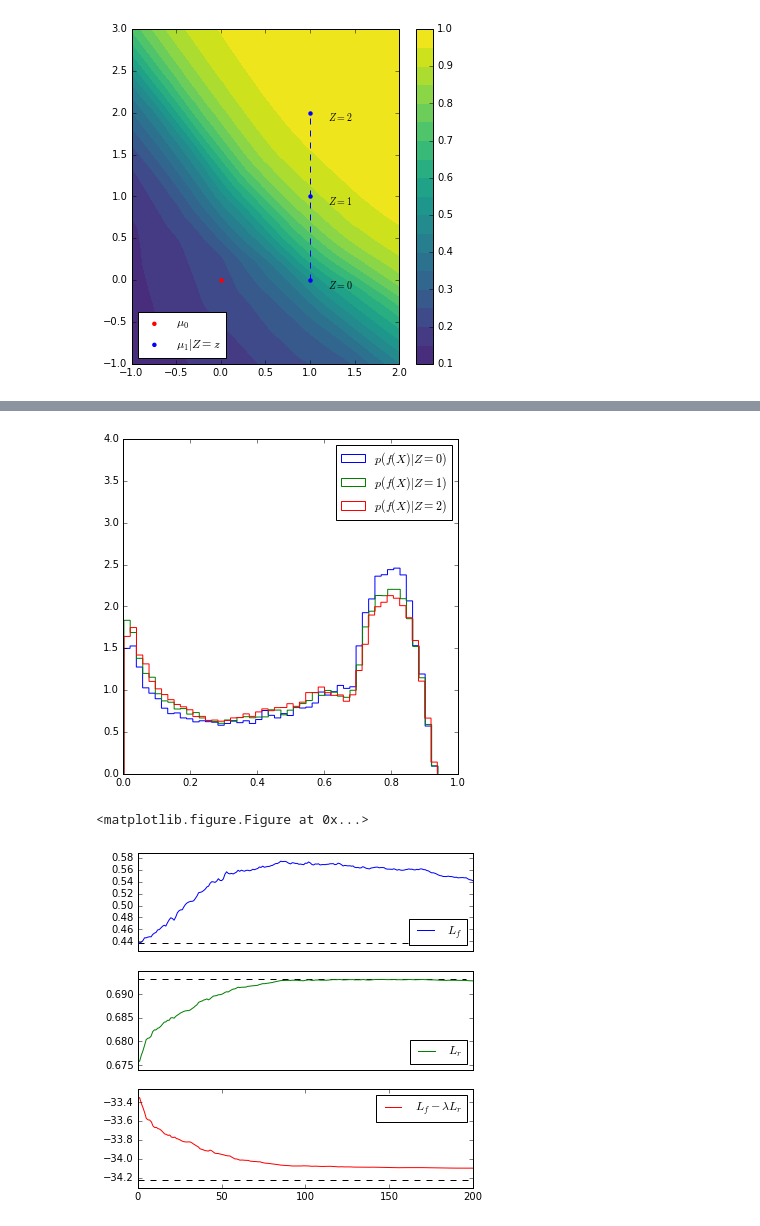
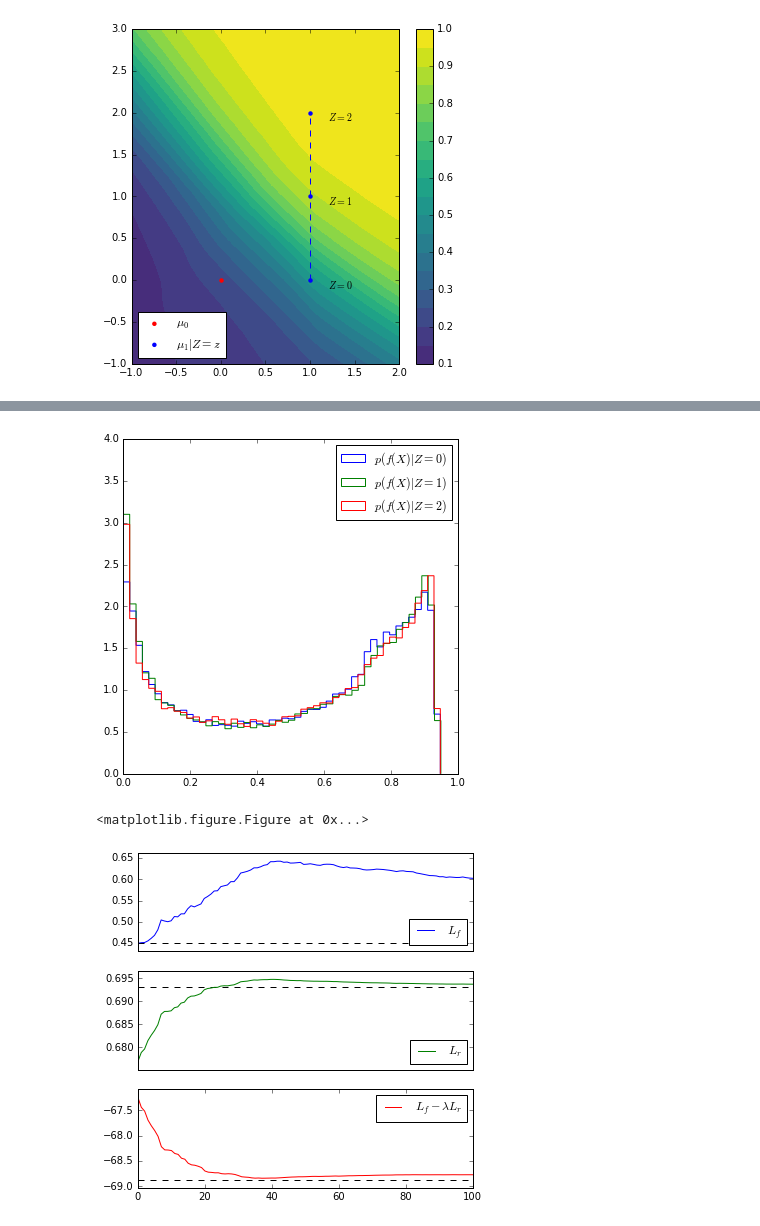
Before and after one commit to glouppe/paper-learning-to-pivot, a Jupyter notebook: code/Toy.ipynb, the cells around one changed output, grey strips where cells are left out. Drawn from its saved outputs; the diff is of its cells as text; code cells hidden in the pictures.

```diff
--- a/code/Toy.ipynb
+++ b/code/Toy.ipynb
@@ -500,7 +500,7 @@ from keras.optimizers import SGD
 import keras.backend as K
 import theano.tensor as T
 
-lam = 50.0
+lam = 100.0
 
 def make_loss_D(c):
     def loss_D(y_true, y_pred):
@@ -755,13 +755,13 @@ plt.ylim(0,4)
 plt.savefig("f-adversary.pdf")
 plt.show()
 # %% [output]
-[figure, old version]
+[figure, new version]
 # %%
 def plot_losses_final(losses):
     display.clear_output(wait=True)
     display.display(plt.gcf())
 
-    n_iter = 200 #len(np.array(losses["L_f"]))-1
+    n_iter = 100 #len(np.array(losses["L_f"]))-1
 
     ax1 = plt.subplot(311)
     values = np.array(losses["L_f"])
@@ -779,34 +779,34 @@ def plot_losses_final(losses):
     ax2 = plt.subplot(312, sharex=ax1)
     values = np.array(losses["L_r"]) / lam
     plt.plot(range(len(values)), values, label=r"$L_r$", color="green")
     plt.hlines(min_Lr, 0, n_iter, linestyles="dashed")
     low = min(min_Lr, values.min())
     high = max(min_Lr, values.max())
     #high = high - (high-low) * 0.1
     low, high = low - (high-low)*0.1, high + (high-low)*0.1
     plt.ylim(low, high)
     plt.legend(loc="lower right")
 
     ax3 = plt.subplot(313)
     values = np.array(losses["L_f - L_r"])
     plt.plot(range(len(values)), values, label=r"$L_f - \lambda L_r$", color="red")
     plt.hlines(min_Lf - lam*min_Lr, 0, n_iter, linestyles="dashed")
     low = min(min_Lf - lam*min_Lr, values.min())
     high = max(min_Lf - lam*min_Lr, values.max())
     #low = low + (high-low) * 0.5
     low, high = low - (high-low)*0.1, high + (high-low)*0.1
     plt.ylim(low, high)
     plt.xlim(0, n_iter)
     plt.legend(loc="upper right")
 
     plt.savefig("training.pdf")
 
     plt.show()
 
 plot_losses_final(losses)
 # %% [output]
 <matplotlib.figure.Figure at 0x...>
-[figure, old version]
+[figure, new version]
 # %%
 from matplotlib.mlab import griddata
 
```
Also changed, not shown: parts of 9 cells of this notebook, 5 other files.
